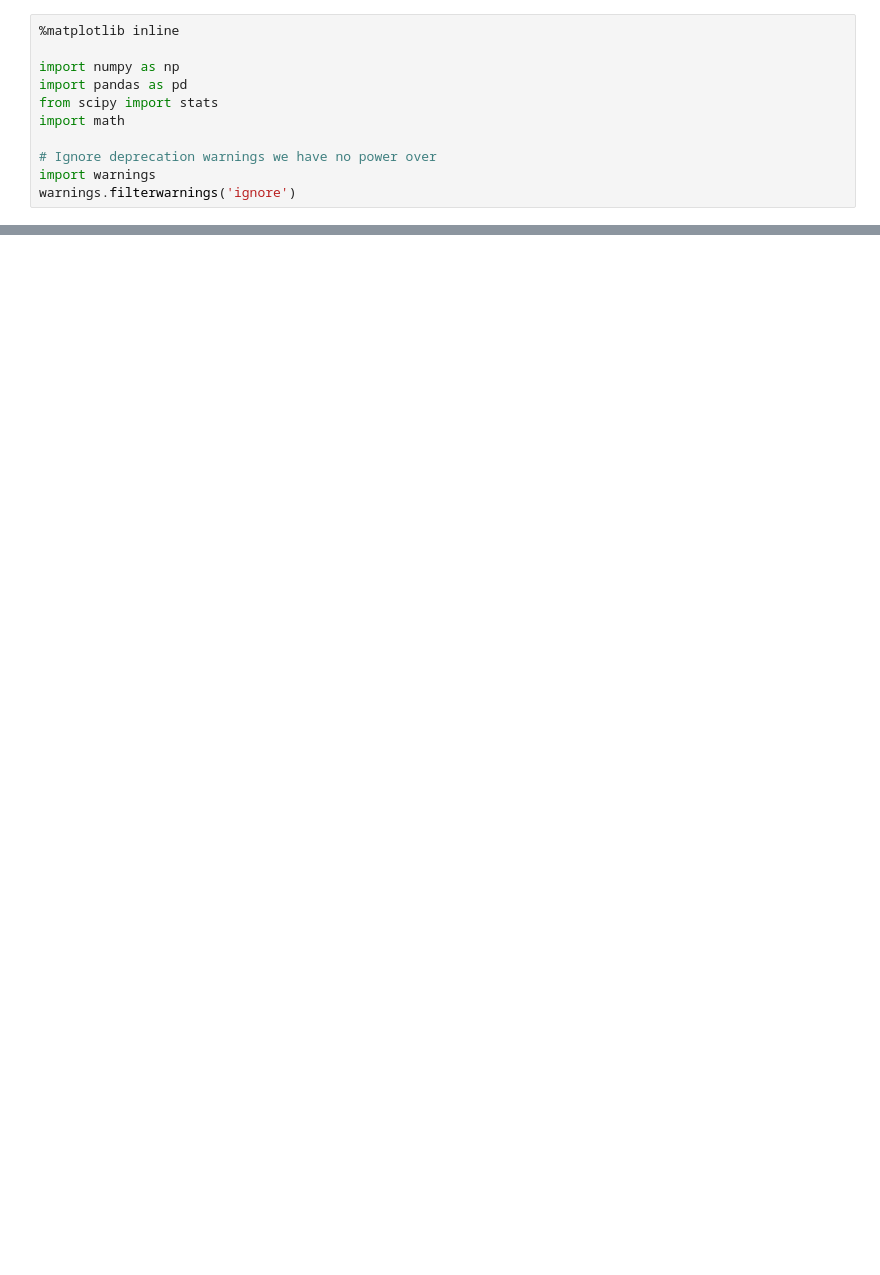
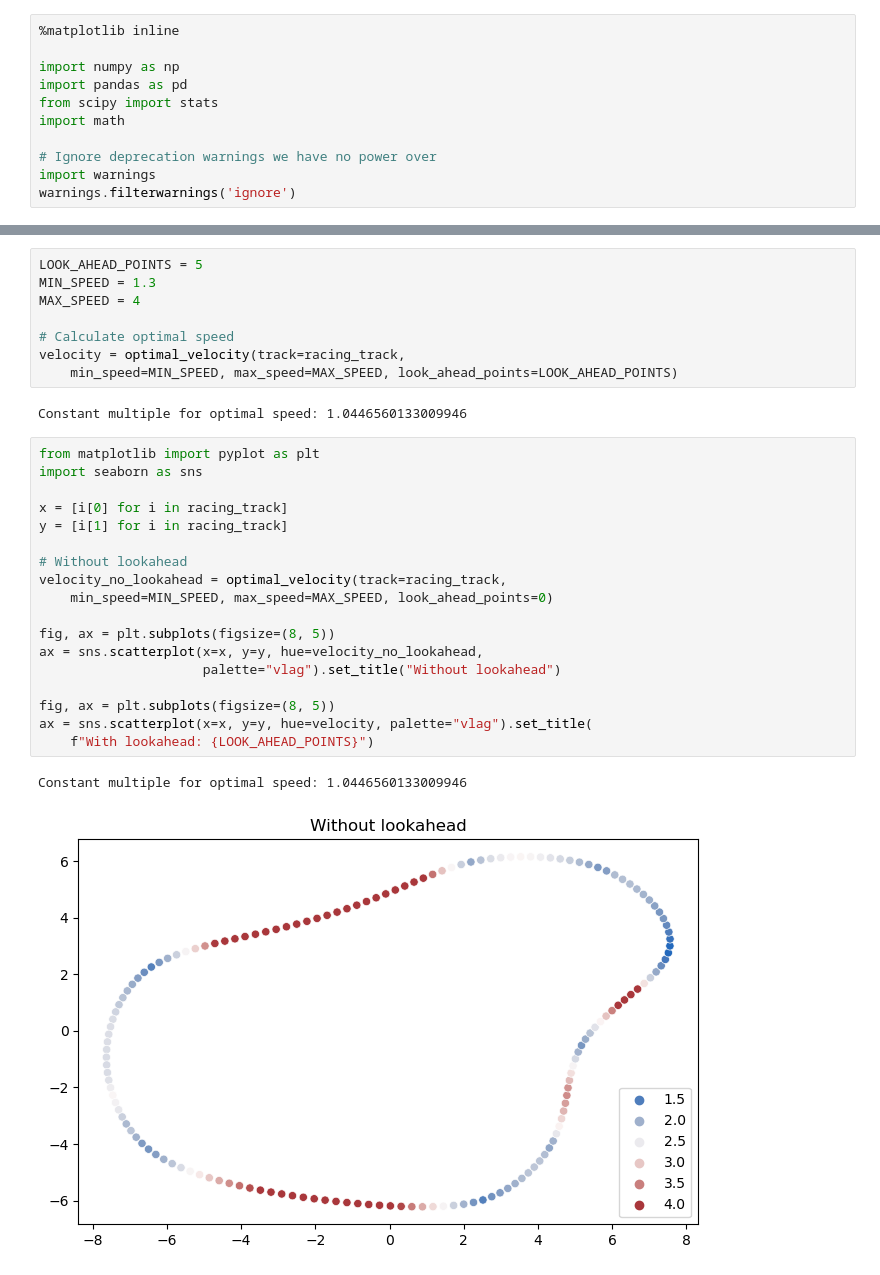
Before and after one commit to jagadeeshkmanne/aws-deep-racer, a Jupyter notebook: Race-Line-Calculation.ipynb, the cells around one changed output, grey strips where cells are left out. Saved outputs shown, nothing was run; the diff lists cells and outputs as text; blank space fills up the shorter version.

```diff
--- a/Race-Line-Calculation.ipynb
+++ b/Race-Line-Calculation.ipynb
@@ -304,0 +401,31 @@ racing_track = racing_track.tolist()[:-1]
+# %%
+LOOK_AHEAD_POINTS = 5
+MIN_SPEED = 1.3
+MAX_SPEED = 4
+
+# Calculate optimal speed
+velocity = optimal_velocity(track=racing_track,
+    min_speed=MIN_SPEED, max_speed=MAX_SPEED, look_ahead_points=LOOK_AHEAD_POINTS)
+# %% [output]
+Constant multiple for optimal speed: 1.0446560133009946
+# %%
+from matplotlib import pyplot as plt
+import seaborn as sns
+
+x = [i[0] for i in racing_track]
+y = [i[1] for i in racing_track]
+
+# Without lookahead
+velocity_no_lookahead = optimal_velocity(track=racing_track,
+    min_speed=MIN_SPEED, max_speed=MAX_SPEED, look_ahead_points=0)
+
+fig, ax = plt.subplots(figsize=(8, 5))
+ax = sns.scatterplot(x=x, y=y, hue=velocity_no_lookahead,
+                     palette="vlag").set_title("Without lookahead")
+
+fig, ax = plt.subplots(figsize=(8, 5))
+ax = sns.scatterplot(x=x, y=y, hue=velocity, palette="vlag").set_title(
+    f"With lookahead: {LOOK_AHEAD_POINTS}")
+# %% [output]
+Constant multiple for optimal speed: 1.0446560133009946
+[figure, added]
```
Also changed, not shown: parts of 10 cells of this notebook.
